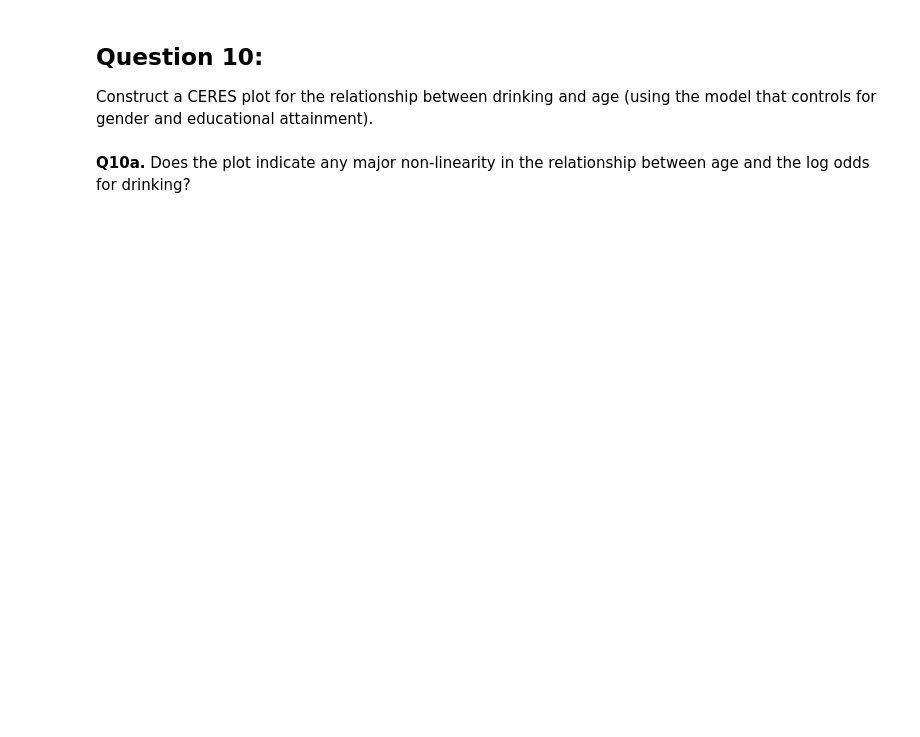
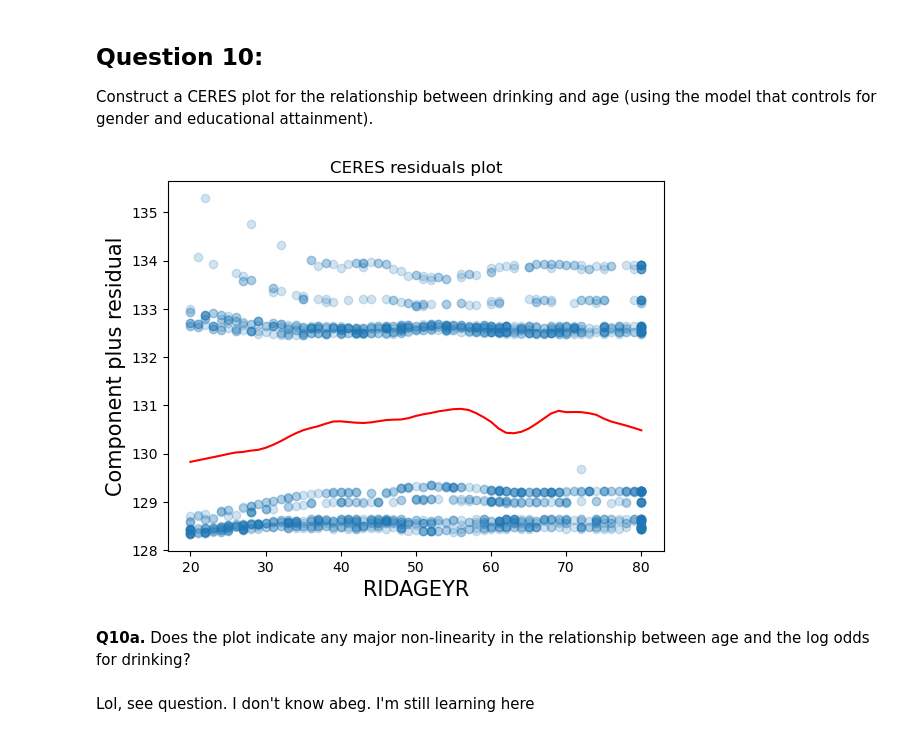
Before and after one commit to EsosaOrumwese/Statistics-with-Python, a Jupyter notebook: 3. Fitting Statistical Models to Data with Python/Wk2/week2_nhanes_practice.ipynb, the cells around one changed output. Drawn from its saved outputs; the diff is of its cells as text; code cells hidden in the pictures; blank space fills up the shorter version.

```diff
--- a/3. Fitting Statistical Models to Data with Python/Wk2/week2_nhanes_practice.ipynb
+++ b/3. Fitting Statistical Models to Data with Python/Wk2/week2_nhanes_practice.ipynb
@@ -342,14 +342,15 @@ Next, recode the data, especially DMDEDU2 and RIDRETH1. Leave ALQ110 as numbers
 # recoding response labels in select variables
 df_ALQ['ALQ110'] = df_ALQ['ALQ110'].replace({1:1, 2:0, 7:np.nan, 9:np.nan})
 df_ALQ['RIAGENDRx'] = df_ALQ['RIAGENDR'].replace({1: "Male",
-                                                  2: "Female"})
+                                                  2: "Female"
+                                                  })
 df_ALQ['RIDRETH1x'] = df_ALQ['RIDRETH1'].replace({1: 'Mexican American',
                                                   2: 'Other Hispanic',
                                                   3: 'Non-Hispanic White',
                                                   4: 'Non-Hispanic Black',
                                                   5: 'Other Race - Including Multi-Racial'
                                                   })
-df_ALQ['DMDEDUC2'] = df_ALQ['DMDEDUC2'].replace({1: '<9th grade',
+df_ALQ['DMDEDUC2x'] = df_ALQ['DMDEDUC2'].replace({1: '<9th grade',
                                                  2: '9-11th grade',
                                                  3: 'High school',
                                                  4: 'Some college/AA degree',
@@ -358,3 +359,6 @@ df_ALQ['DMDEDUC2'] = df_ALQ['DMDEDUC2'].replace({1: '<9th grade',
 
 # dropping nans
 df_ALQ = df_ALQ.dropna()
+
+# changing values in `ALQ110` from float to integers
+df_ALQ['ALQ110'] = df_ALQ['ALQ110'].astype(int)
@@ -380,0 +446,6 @@ Use logistic regression to relate drinking to age, gender, and education.
+# %%
+model = sm.GLM.from_formula("ALQ110 ~ RIDAGEYR + RIAGENDRx + DMDEDUC2x",
+                            family=sm.families.Binomial(),
+                            data=df_ALQ)
+result = model.fit()
+result.summary()
@@ -395,2 +580,11 @@ Construct a CERES plot for the relationship between drinking and age (using the
+# %%
+fig = result.plot_ceres_residuals("RIDAGEYR")
+ax = fig.get_axes()[0]
+ax.lines[0].set_alpha(0.2)
+_ = add_lowess(ax)
+# %% [output]
+[figure, added]
 # %% [markdown]
 __Q10a.__ Does the plot indicate any major non-linearity in the relationship between age and the log odds for drinking?
+# %% [markdown]
+Lol, see question. I don't know abeg. I'm still learning here
```
Also changed, not shown: parts of 26 cells of this notebook.
